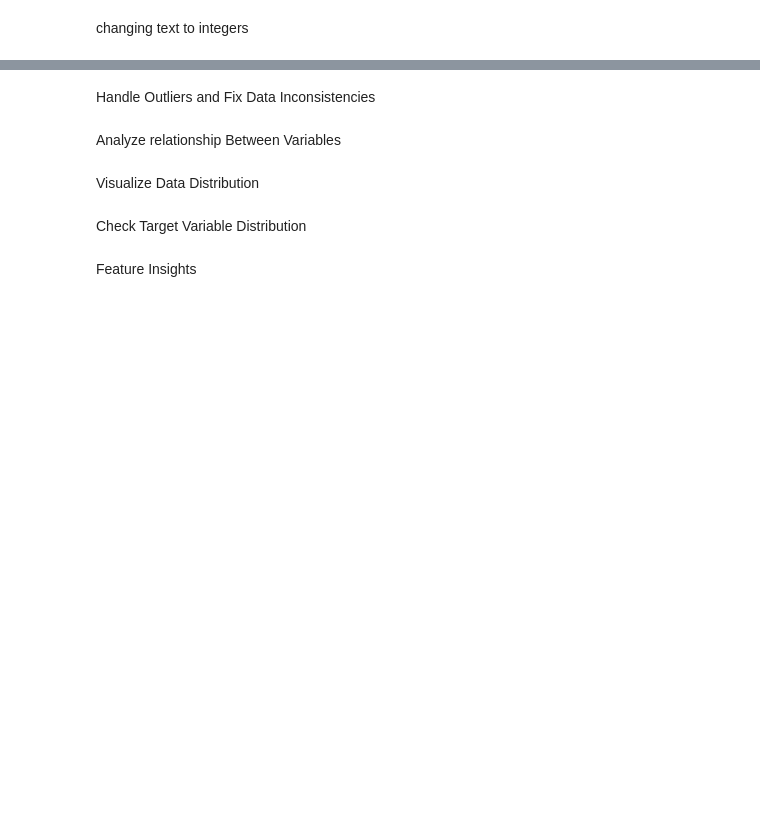
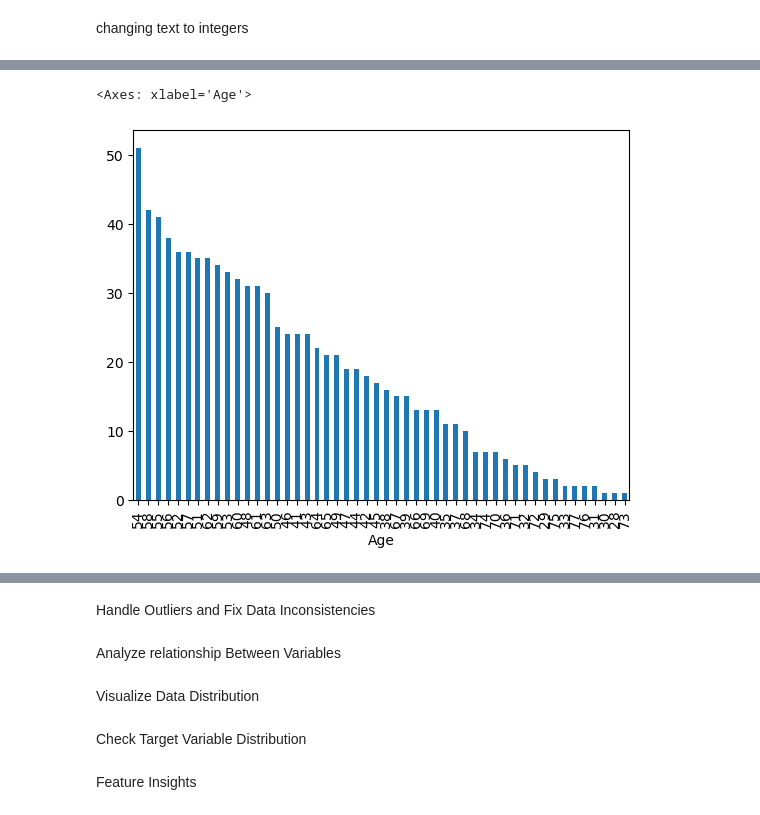
Before and after one commit to michael-099/Heart-Disease-Prediction-Using-Machine-Learning, a Jupyter notebook: main.ipynb, the cells around one changed output, grey strips where cells are left out. Drawn from its saved outputs; the diff is of its cells as text; code cells hidden in the pictures; blank space fills up the shorter version.

Commit message:
data visulization and understanding

```diff
--- a/main.ipynb
+++ b/main.ipynb
@@ -79,4 +181,4 @@ data['RestingECG'].unique()
 # %%
-data['ExerciseAngina']=data['ExerciseAngina'].replace(['Normal', 'ST', 'LVH'],[1,2,3])
+data['RestingECG']=data['RestingECG'].replace(['Normal', 'ST', 'LVH'],[1,2,3])
 # %%
 data['ST_Slope'].unique()
@@ -83,2 +187,2 @@ data['ST_Slope'].unique()
 # %%
-data['ExerciseAngina']=data['ExerciseAngina'].replace(['Up', 'Flat', 'Down'],[1,2,3])
+data['ST_Slope']=data['ST_Slope'].replace(['Up', 'Flat', 'Down'],[1,2,3])
@@ -84,0 +211,5 @@ data['ExerciseAngina']=data['ExerciseAngina'].replace(['Up', 'Flat', 'Down'],[1,
+# %%
+data['Age'].value_counts().plot(kind='bar')
+# %% [output]
+<Axes: xlabel='Age'>
+[figure, added]
```
Also changed, not shown: parts of 40 cells of this notebook.
